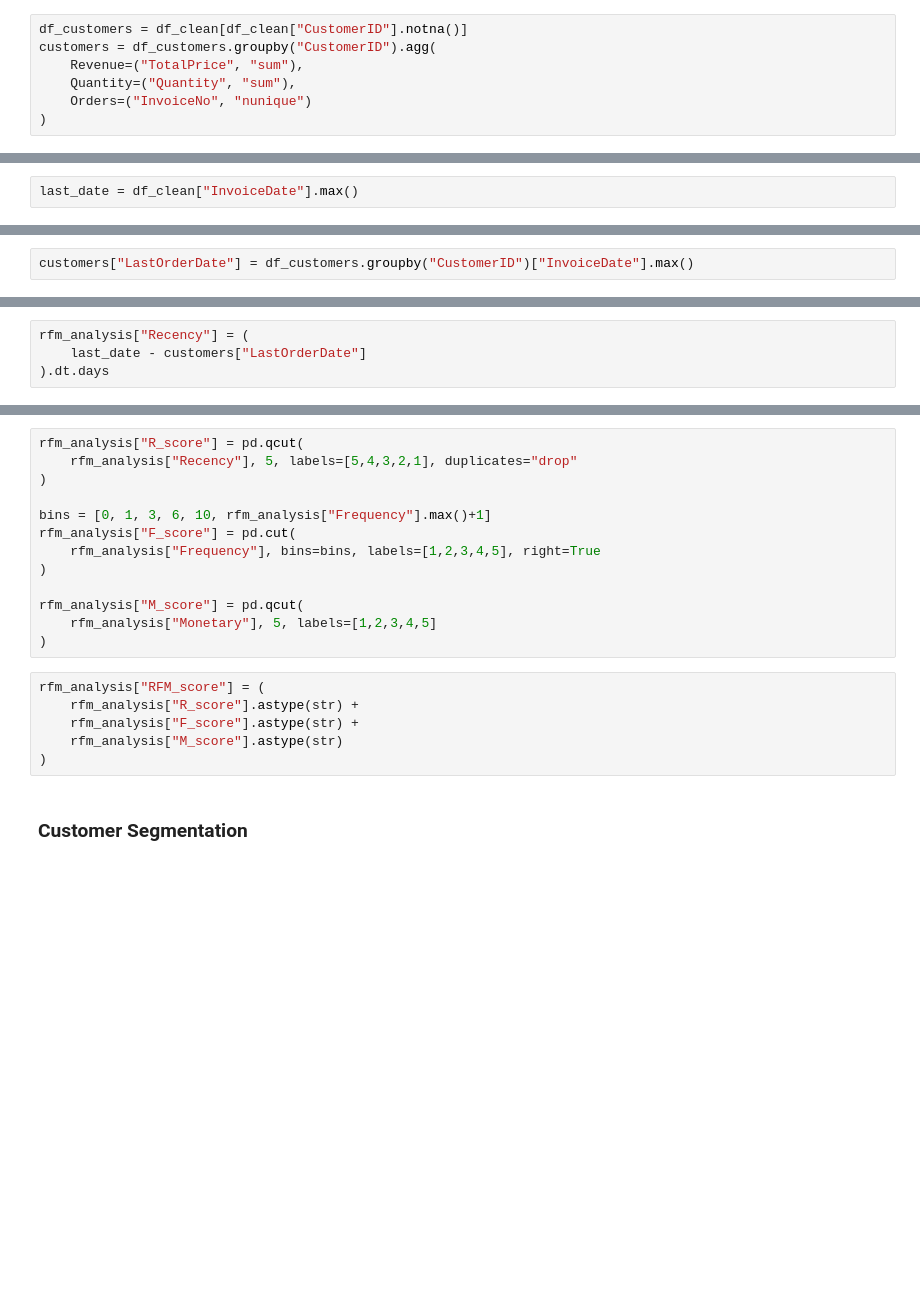
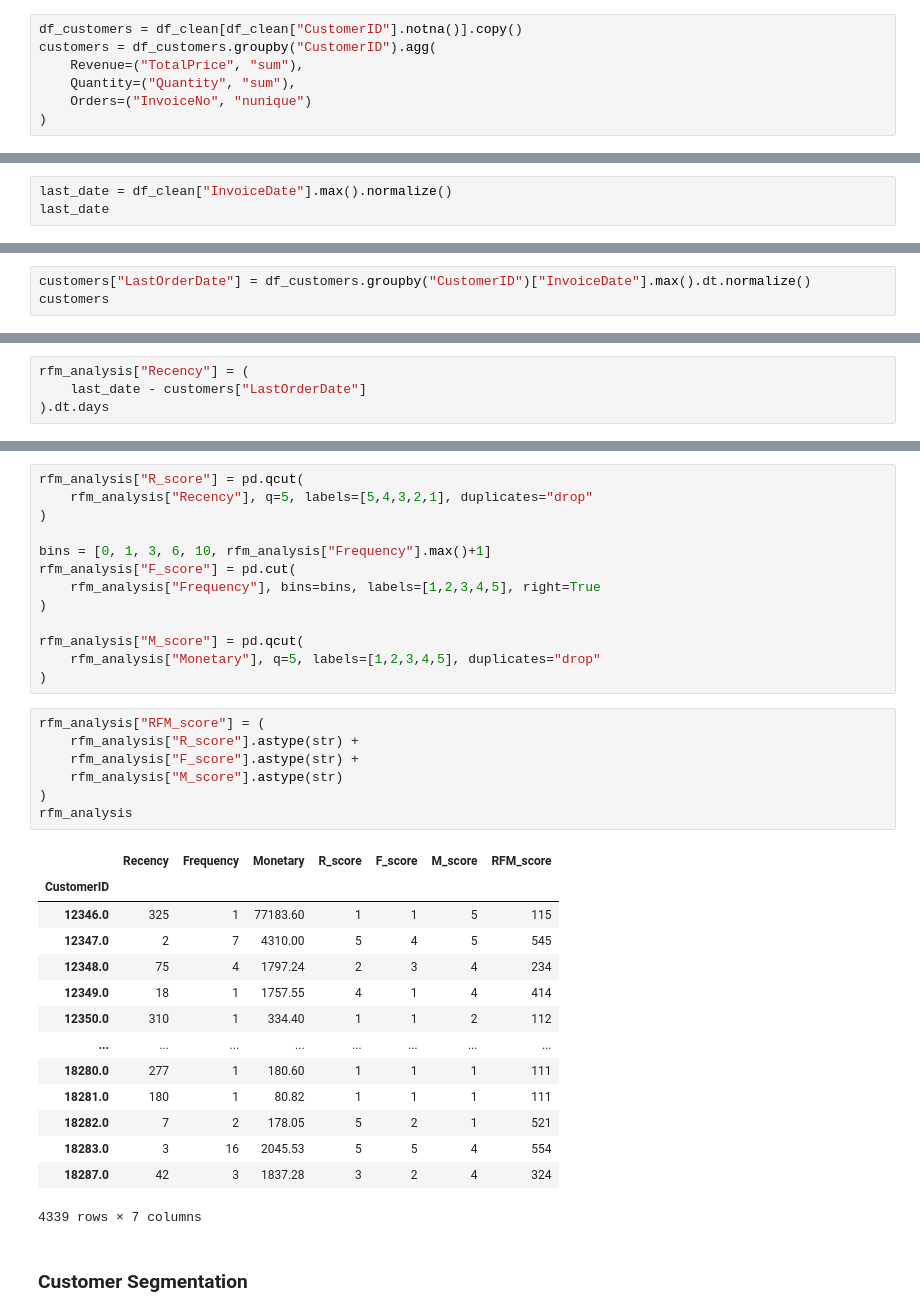
Before and after one commit to MattiaVerardi/online-retail-py, a Jupyter notebook: notebooks/online_retail_py.ipynb, the cells around one changed output, grey strips where cells are left out. Cells and saved outputs as stored; diff of their text form; blank space fills up the shorter version.

```diff
--- a/notebooks/online_retail_py.ipynb
+++ b/notebooks/online_retail_py.ipynb
@@ -647,7 +647,7 @@ Ad ogni metrica è stato assegnato uno score da 1 a 5, permettendo la costruzion
 
 L’analisi evidenzia una presenza significativa di clienti classificati come _Lost_ e _Hibernating_, ovvero clienti inattivi o a basso valore, mentre il segmento _Champion_ rappresenta la fascia di clienti più fedeli e ad alto valore, contribuendo in maniera rilevante al fatturato.
 # %%
-df_customers = df_clean[df_clean["CustomerID"].notna()]
+df_customers = df_clean[df_clean["CustomerID"].notna()].copy()
 customers = df_customers.groupby("CustomerID").agg(
     Revenue=("TotalPrice", "sum"),
     Quantity=("Quantity", "sum"),
@@ -808,4 +808,5 @@ plt.show()
 # %% [markdown]
 ### RFM Analysis
 # %%
-last_date = df_clean["InvoiceDate"].max()
+last_date = df_clean["InvoiceDate"].max().normalize()
+last_date
@@ -812,2 +815,3 @@ last_date = df_clean["InvoiceDate"].max()
 # %%
-customers["LastOrderDate"] = df_customers.groupby("CustomerID")["InvoiceDate"].max()
+customers["LastOrderDate"] = df_customers.groupby("CustomerID")["InvoiceDate"].max().dt.normalize()
+customers
@@ -847,6 +882,6 @@ Name: count, dtype: int64
 # %%
 rfm_analysis["R_score"] = pd.qcut(
-    rfm_analysis["Recency"], 5, labels=[5,4,3,2,1], duplicates="drop"
+    rfm_analysis["Recency"], q=5, labels=[5,4,3,2,1], duplicates="drop"
 )
 
 bins = [0, 1, 3, 6, 10, rfm_analysis["Frequency"].max()+1]
@@ -855,13 +890,29 @@ rfm_analysis["F_score"] = pd.cut(
 )
 
 rfm_analysis["M_score"] = pd.qcut(
-    rfm_analysis["Monetary"], 5, labels=[1,2,3,4,5]
+    rfm_analysis["Monetary"], q=5, labels=[1,2,3,4,5], duplicates="drop"
 )
 # %%
 rfm_analysis["RFM_score"] = (
     rfm_analysis["R_score"].astype(str) +
     rfm_analysis["F_score"].astype(str) +
     rfm_analysis["M_score"].astype(str)
 )
+rfm_analysis
+# %% [output]
+|  | Recency | Frequency | Monetary | R_score | F_score | M_score | RFM_score |
+| CustomerID |  |  |  |  |  |  |  |
+| 12346.0 | 325 | 1 | 77183.60 | 1 | 1 | 5 | 115 |
+| 12347.0 | 2 | 7 | 4310.00 | 5 | 4 | 5 | 545 |
+| 12348.0 | 75 | 4 | 1797.24 | 2 | 3 | 4 | 234 |
+| 12349.0 | 18 | 1 | 1757.55 | 4 | 1 | 4 | 414 |
+| 12350.0 | 310 | 1 | 334.40 | 1 | 1 | 2 | 112 |
+| ... | ... | ... | ... | ... | ... | ... | ... |
+| 18280.0 | 277 | 1 | 180.60 | 1 | 1 | 1 | 111 |
+| 18281.0 | 180 | 1 | 80.82 | 1 | 1 | 1 | 111 |
+| 18282.0 | 7 | 2 | 178.05 | 5 | 2 | 1 | 521 |
+| 18283.0 | 3 | 16 | 2045.53 | 5 | 5 | 4 | 554 |
+| 18287.0 | 42 | 3 | 1837.28 | 3 | 2 | 4 | 324 |
+4339 rows × 7 columns
 # %% [markdown]
 ### Customer Segmentation
```
Also changed, not shown: parts of 15 cells of this notebook, 2 other files.
